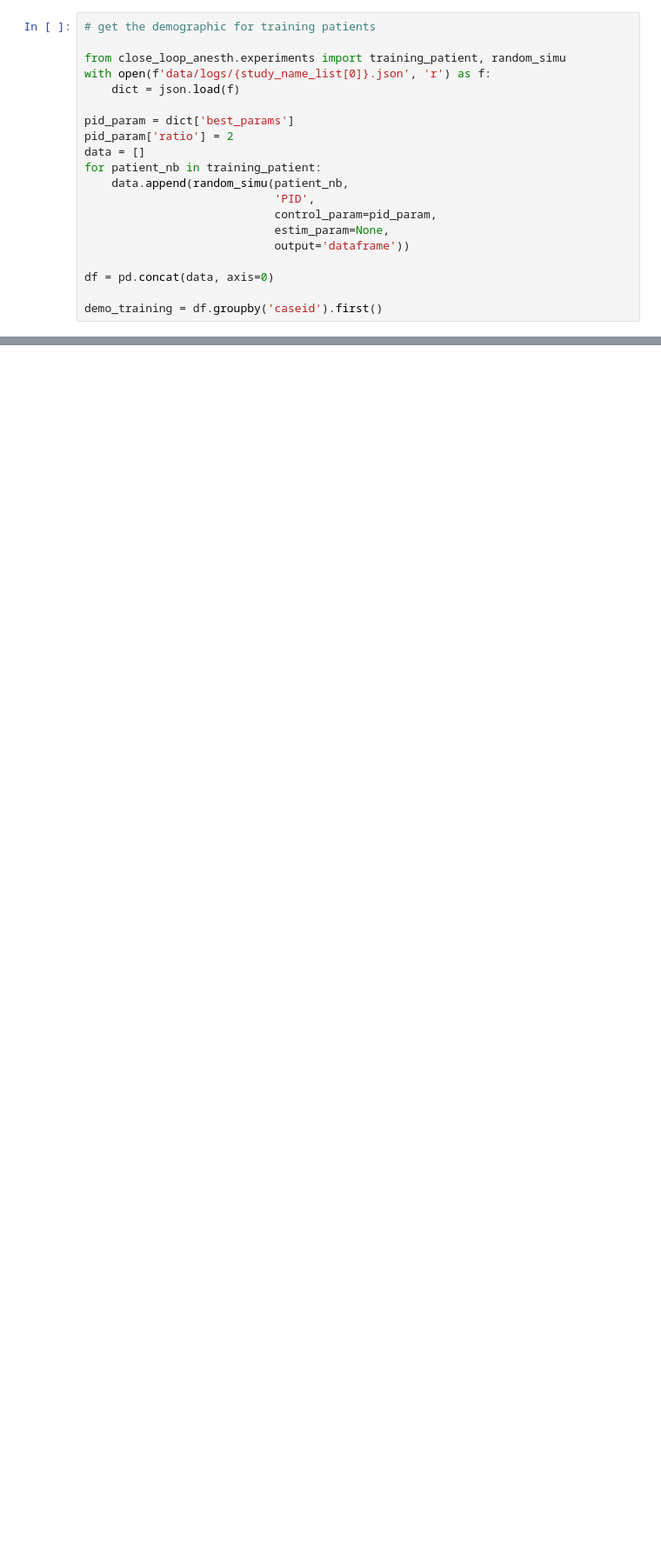
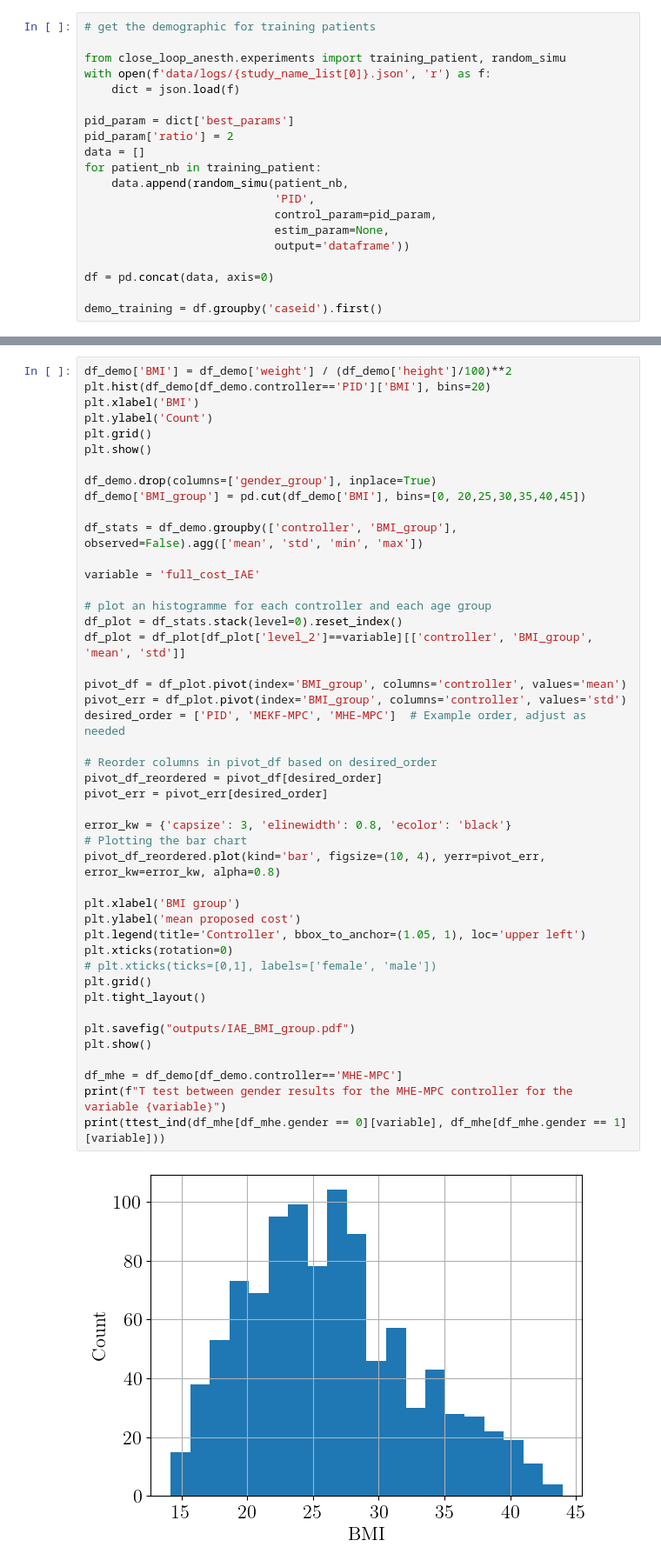
Before and after one commit to BobAubouin/TIVA_Drug_Control, a Jupyter notebook: scripts/result_analysis.ipynb, the cells around one changed output, grey strips where cells are left out. Shown at 87% size. Cells and saved outputs as stored; diff of their text form; blank space fills up the shorter version.

```diff
--- a/scripts/Result_analysis.ipynb
+++ b/scripts/result_analysis.ipynb
@@ -519,0 +561,47 @@ plt.show()
+# %%
+df_demo['BMI'] = df_demo['weight'] / (df_demo['height']/100)**2
+plt.hist(df_demo[df_demo.controller=='PID']['BMI'], bins=20)
+plt.xlabel('BMI')
+plt.ylabel('Count')
+plt.grid()
+plt.show()
+
+df_demo.drop(columns=['gender_group'], inplace=True)
+df_demo['BMI_group'] = pd.cut(df_demo['BMI'], bins=[0, 20,25,30,35,40,45])
+
+df_stats = df_demo.groupby(['controller', 'BMI_group'], observed=False).agg(['mean', 'std', 'min', 'max'])
+
+variable = 'full_cost_IAE'
+
+# plot an histogramme for each controller and each age group
+df_plot = df_stats.stack(level=0).reset_index()
+df_plot = df_plot[df_plot['level_2']==variable][['controller', 'BMI_group', 'mean', 'std']]
+
+pivot_df = df_plot.pivot(index='BMI_group', columns='controller', values='mean')
+pivot_err = df_plot.pivot(index='BMI_group', columns='controller', values='std')
+desired_order = ['PID', 'MEKF-MPC', 'MHE-MPC']  # Example order, adjust as needed
+
+# Reorder columns in pivot_df based on desired_order
+pivot_df_reordered = pivot_df[desired_order]
+pivot_err = pivot_err[desired_order]
+
+error_kw = {'capsize': 3, 'elinewidth': 0.8, 'ecolor': 'black'}
+# Plotting the bar chart
+pivot_df_reordered.plot(kind='bar', figsize=(10, 4), yerr=pivot_err, error_kw=error_kw, alpha=0.8)
+
+plt.xlabel('BMI group')
+plt.ylabel('mean proposed cost')
+plt.legend(title='Controller', bbox_to_anchor=(1.05, 1), loc='upper left')
+plt.xticks(rotation=0)
+# plt.xticks(ticks=[0,1], labels=['female', 'male'])
+plt.grid()
+plt.tight_layout()
+
+plt.savefig("outputs/IAE_BMI_group.pdf")
+plt.show()
+
+df_mhe = df_demo[df_demo.controller=='MHE-MPC']
+print(f"T test between gender results for the MHE-MPC controller for the variable {variable}")
+print(ttest_ind(df_mhe[df_mhe.gender == 0][variable], df_mhe[df_mhe.gender == 1][variable]))
+# %% [output]
+[figure, added]
```
Also changed, not shown: parts of 8 cells of this notebook.
